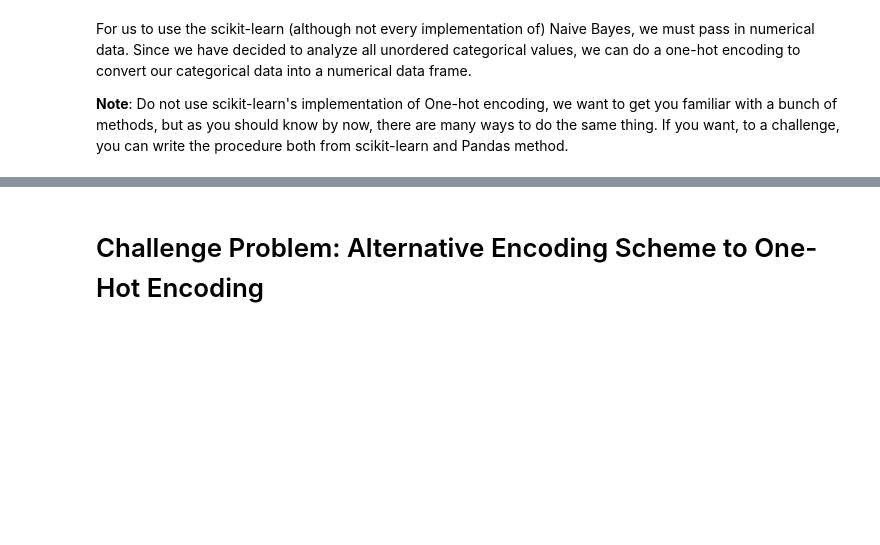
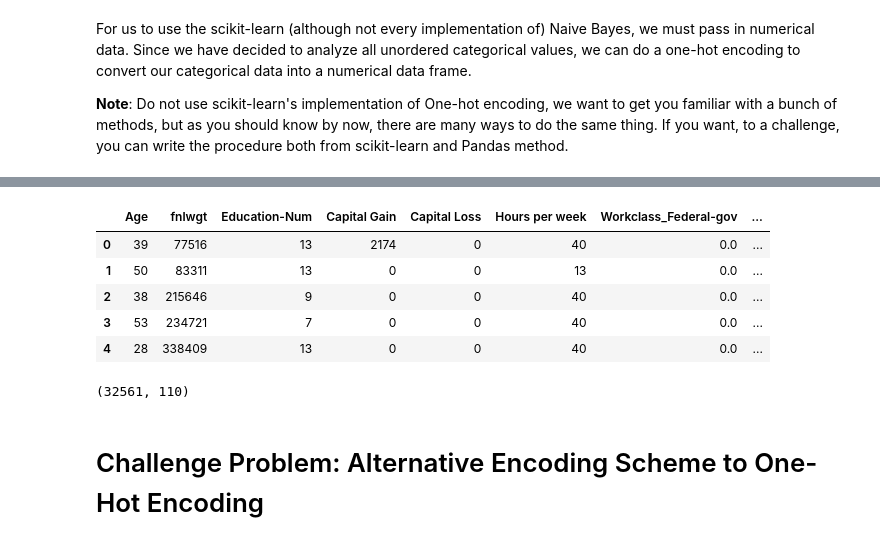
Before and after one commit to nfranchetti/notes-DSI, a Jupyter notebook: week08/4.2-naive-bayes-2.ipynb, the cells around one changed output, grey strips where cells are left out. Saved outputs shown, nothing was run; the diff lists cells and outputs as text; code cells hidden in the pictures; blank space fills up the shorter version.

```diff
--- a/week08/4.2-naive-bayes-2.ipynb
+++ b/week08/4.2-naive-bayes-2.ipynb
@@ -12,11 +13,11 @@ import matplotlib as plt
 # %% [markdown]
 Load the adult data set, which is just a .data (read: .txt) file. There are no column labels. Read the docs for the data set here: https://archive.ics.uci.edu/ml/datasets/Adult, and use the in-built Pandas dataframe options to attach the column labels into the data frame.
 # %%
-adult_dat = pd.read_csv('https://archive.ics.uci.edu/ml/machine-learning-databases/adult/adult.data', names=["Age", "Workclass", "fnlwgt", "Education", "Education-Num", "Martial Status",
+df = pd.read_csv('https://archive.ics.uci.edu/ml/machine-learning-databases/adult/adult.data', names=["Age", "Workclass", "fnlwgt", "Education", "Education-Num", "Martial Status",
         "Occupation", "Relationship", "Race", "Sex", "Capital Gain", "Capital Loss", "Hours per week", "Country", "Target"],
         sep=r'\s*,\s*', engine='python', na_values="?")
 
-adult_dat.head()
+df.head()
 # %% [output]
 |  | Age | Workclass | fnlwgt | Education | Education-Num | Martial Status | Occupation | Relationship | ... |
 | 0 | 39 | State-gov | 77516 | Bachelors | 13 | Never-married | Adm-clerical | Not-in-family | ... |
@@ -30,3 +101,5 @@ adult_dat.head()
 For us to use the scikit-learn (although not every implementation of) Naive Bayes, we must pass in numerical data. Since we have decided to analyze all unordered categorical values, we can do a one-hot encoding to convert our categorical data into a numerical data frame.
 
 **Note**: Do not use scikit-learn's implementation of One-hot encoding, we want to get you familiar with a bunch of methods, but as you should know by now, there are many ways to do the same thing. If you want, to a challenge, you can write the procedure both from scikit-learn and Pandas method.
+# %%
+df.fillna('Unknown', inplace=True)
@@ -33,3 +125,18 @@ For us to use the scikit-learn (although not every implementation of) Naive Baye
+# %%
+dummies = pd.get_dummies(df)
+pd.set_option('display.max_columns', 500)
+dummies.head()
+# %% [output]
+|  | Age | fnlwgt | Education-Num | Capital Gain | Capital Loss | Hours per week | Workclass_Federal-gov | ... |
+| 0 | 39 | 77516 | 13 | 2174 | 0 | 40 | 0.0 | ... |
+| 1 | 50 | 83311 | 13 | 0 | 0 | 13 | 0.0 | ... |
+| 2 | 38 | 215646 | 9 | 0 | 0 | 40 | 0.0 | ... |
+| 3 | 53 | 234721 | 7 | 0 | 0 | 40 | 0.0 | ... |
+| 4 | 28 | 338409 | 13 | 0 | 0 | 40 | 0.0 | ... |
+# %%
+dummies.shape
+# %% [output]
+(32561, 110)
 # %% [markdown]
 # Challenge Problem: Alternative Encoding Scheme to One-Hot Encoding
 # %% [markdown]
```
Also changed, not shown: parts of 33 cells of this notebook.
